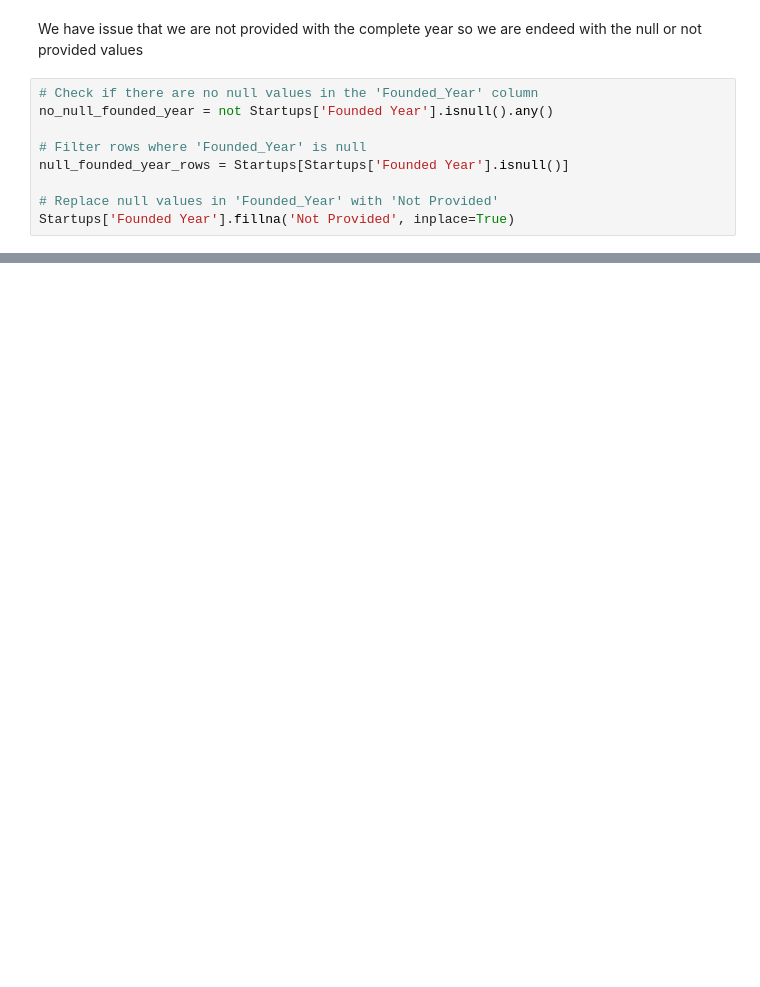
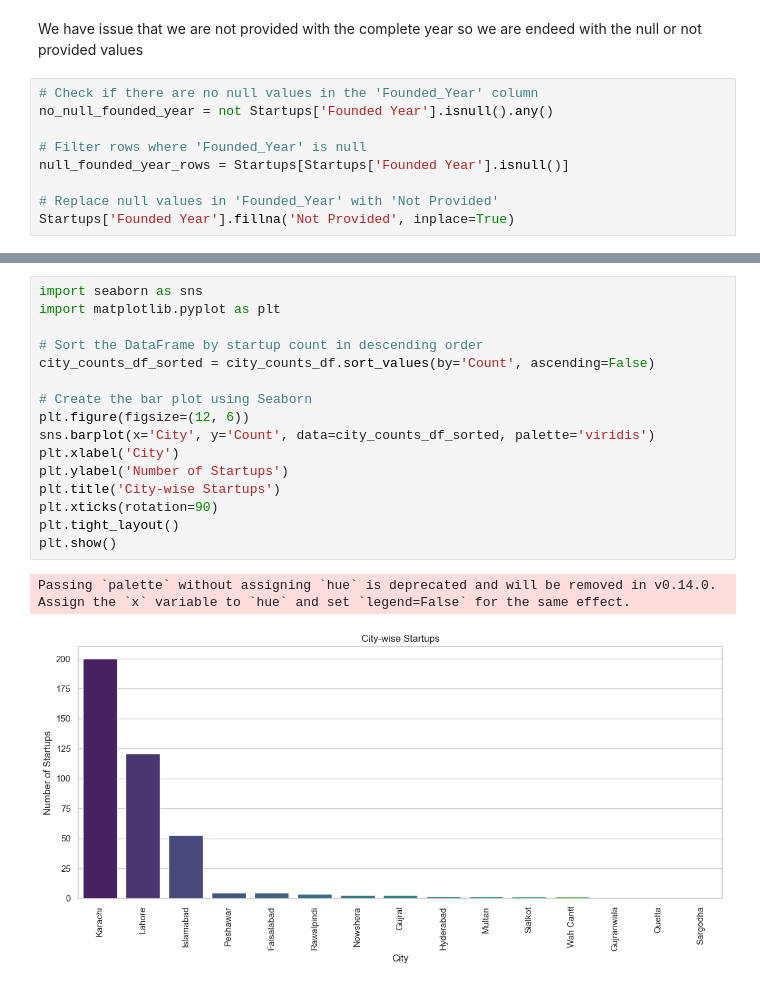
Before and after one commit to NimraZeeshan/Pakistan_startup_census, a Jupyter notebook: paksitan_startup_analysis.ipynb, the cells around one changed output, grey strips where cells are left out. Cells and saved outputs as stored; diff of their text form; blank space fills up the shorter version.

```diff
--- a/paksitan_startup_analysis.ipynb
+++ b/paksitan_startup_analysis.ipynb
@@ -586,0 +799,19 @@ array(['Advertising', 'Consulting', 'Online', 'Application',
+# %%
+import seaborn as sns
+import matplotlib.pyplot as plt
+
+# Sort the DataFrame by startup count in descending order
+city_counts_df_sorted = city_counts_df.sort_values(by='Count', ascending=False)
+
+# Create the bar plot using Seaborn
+plt.figure(figsize=(12, 6))
+sns.barplot(x='City', y='Count', data=city_counts_df_sorted, palette='viridis')
+plt.xlabel('City')
+plt.ylabel('Number of Startups')
+plt.title('City-wise Startups')
+plt.xticks(rotation=90)
+plt.tight_layout()
+plt.show()
+# %% [output]
+Passing `palette` without assigning `hue` is deprecated and will be removed in v0.14.0. Assign the `x` variable to `hue` and set `legend=False` for the same effect.
+[figure, added]
```
Also changed, not shown: parts of 26 cells of this notebook, 15 other files.
